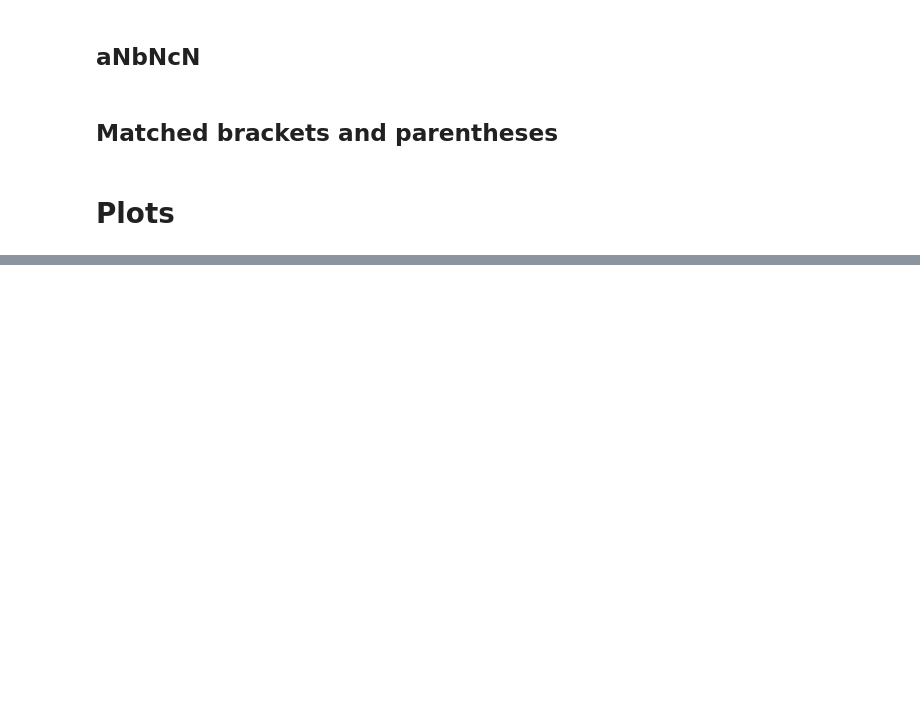
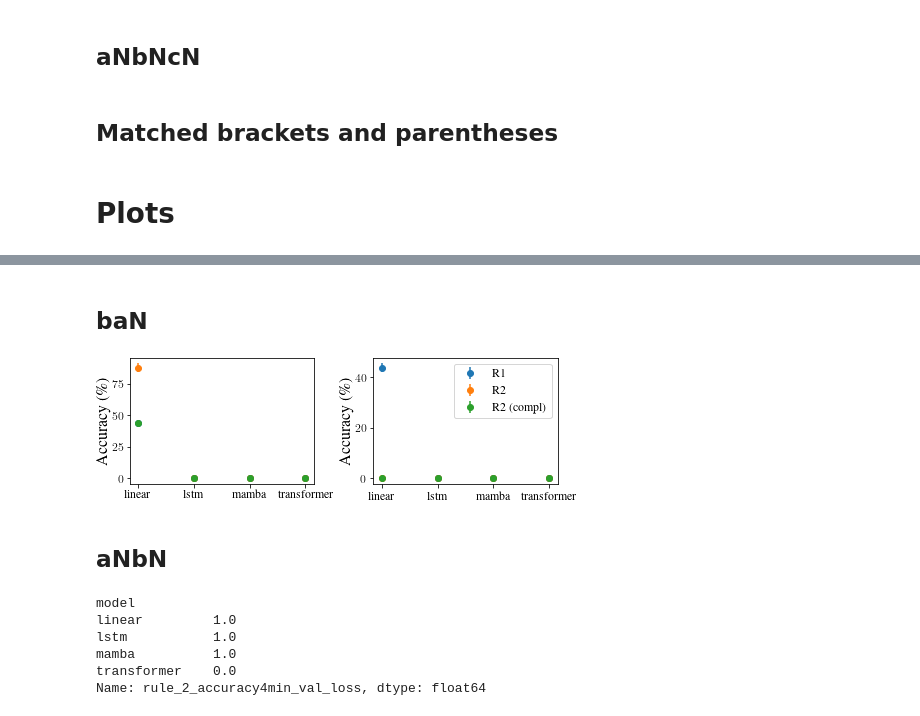
Before and after one commit to meszarosanna/rule_extrapolation, a Jupyter notebook: notebooks/extrapolation_figures.ipynb, the cells around one changed output, grey strips where cells are left out. Saved outputs shown, nothing was run; the diff lists cells and outputs as text; code cells hidden in the pictures; blank space fills up the shorter version.

Commit message:
error bar plots

```diff
--- a/notebooks/extrapolation_figures.ipynb
+++ b/notebooks/extrapolation_figures.ipynb
@@ -44,7 +44,7 @@ runs = api.runs(ENTITY + "/" + PROJECT)
 SWEEP_ID = "ntepxfn4"
 sweep = api.sweep(f"{ENTITY}/{PROJECT}/{SWEEP_ID}")
 filename = f"ban_{SWEEP_ID}"
-ban_df,ban_train_loss,ban_val_loss,ban_val_kl,ban_val_accuracy,ban_finised,ban_ood_finised,ban_sos_finised,ban_r1,ban_r2,ban_grammatical,ban_ood_r1,ban_ood_r1_completion,ban_ood_r2,ban_ood_grammatical,ban_sos_r1,ban_sos_r2,ban_sos_grammatical= sweep2df(sweep.runs, filename, save=True, load=True)
+ban_df,ban_train_loss,ban_val_loss,ban_val_kl,ban_val_accuracy,ban_finised,ban_ood_finised,ban_sos_finised,ban_r1,ban_r2,ban_grammatical,ban_ood_r1,ban_ood_r1_completion,ban_ood_r2,ban_ood_grammatical,ban_sos_r1,ban_sos_r2,ban_sos_grammatical= sweep2df(sweep.runs, filename, save=True, load=False)
 # %% [markdown]
 ## aNbN
 # %%
@@ -292,0 +96,61 @@ ax.plot(r2[0])
+# %%
+ban_stats = grouped_rule_stats(ban_df)
+anbn_stats = grouped_rule_stats(anbn_df)
+anbncn_stats = grouped_rule_stats(anbncn_df)
+brackets_stats = grouped_rule_stats(brackets_df)
+# %% [markdown]
+## baN
+# %%
+TICK_PADDING = 2
+LABELPAD = 1
+cmap = "coolwarm"
+
+stats = ban_stats
+
+fig = plt.figure(figsize=figsizes.icml2022_full(nrows=1, ncols=2)['figure.figsize'])
+
+ax = fig.add_subplot(121)
+# ax.grid(True, which="both", ls="-.")
+# ax.set_axisbelow(True)
+
+x_pos = list(range(len(stats["rule_1"])))
+
+ax.errorbar(x_pos, 100*stats["rule_1"].mean(), yerr=10*stats["rule_1"].std(), fmt='o', label="R1")
+ax.errorbar(x_pos, 100*stats["rule_2"].mean(), yerr=10*stats["rule_2"].std(), fmt='o', label="R2")
+ax.errorbar(x_pos, 100*stats["grammatical"].mean(), yerr=10*stats["grammatical"].std(), fmt='o', label="R1+R2")
+# ax.errorbar(x_pos, 100*stats["finished"].mean(), yerr=10*stats["finished"].std(), fmt='o', label="F")
+
+ax.set_ylabel("Accuracy (\%)", labelpad=LABELPAD)
+
+# set xtick names
+ax.set_xticks(x_pos)
+ax.set_xticklabels(stats["rule_1"].groups.keys())
+
+ax2 = fig.add_subplot(122)
+
+ax2.errorbar(x_pos, 100*stats["ood_rule_1"].mean(), yerr=10*stats["ood_rule_1"].std(), fmt='o', label="R1")
+ax2.errorbar(x_pos, 100*stats["ood_rule_2"].mean(), yerr=10*stats["ood_rule_2"].std(), fmt='o', label="R2")
+ax2.errorbar(x_pos, 100*stats["ood_rule_2_completion"].mean(), yerr=10*stats["ood_rule_2_completion"].std(), fmt='o', label="R2 (compl)")
+
+
+# set xtick names
+ax2.set_xticks(x_pos)
+ax2.set_xticklabels(stats["rule_1"].groups.keys())
+ax2.set_ylabel("Accuracy (\%)", labelpad=LABELPAD)
+
+
+plt.legend()
+ax.tick_params(axis='both', which='major', pad=TICK_PADDING)
+# %% [output]
+[figure, added]
+# %% [markdown]
+## aNbN
+# %%
+anbn_stats["rule_2"].mean()
+# %% [output]
+model
+linear         1.0
+lstm           1.0
+mamba          1.0
+transformer    0.0
+Name: rule_2_accuracy4min_val_loss, dtype: float64
```
Also changed, not shown: parts of 27 cells of this notebook.
